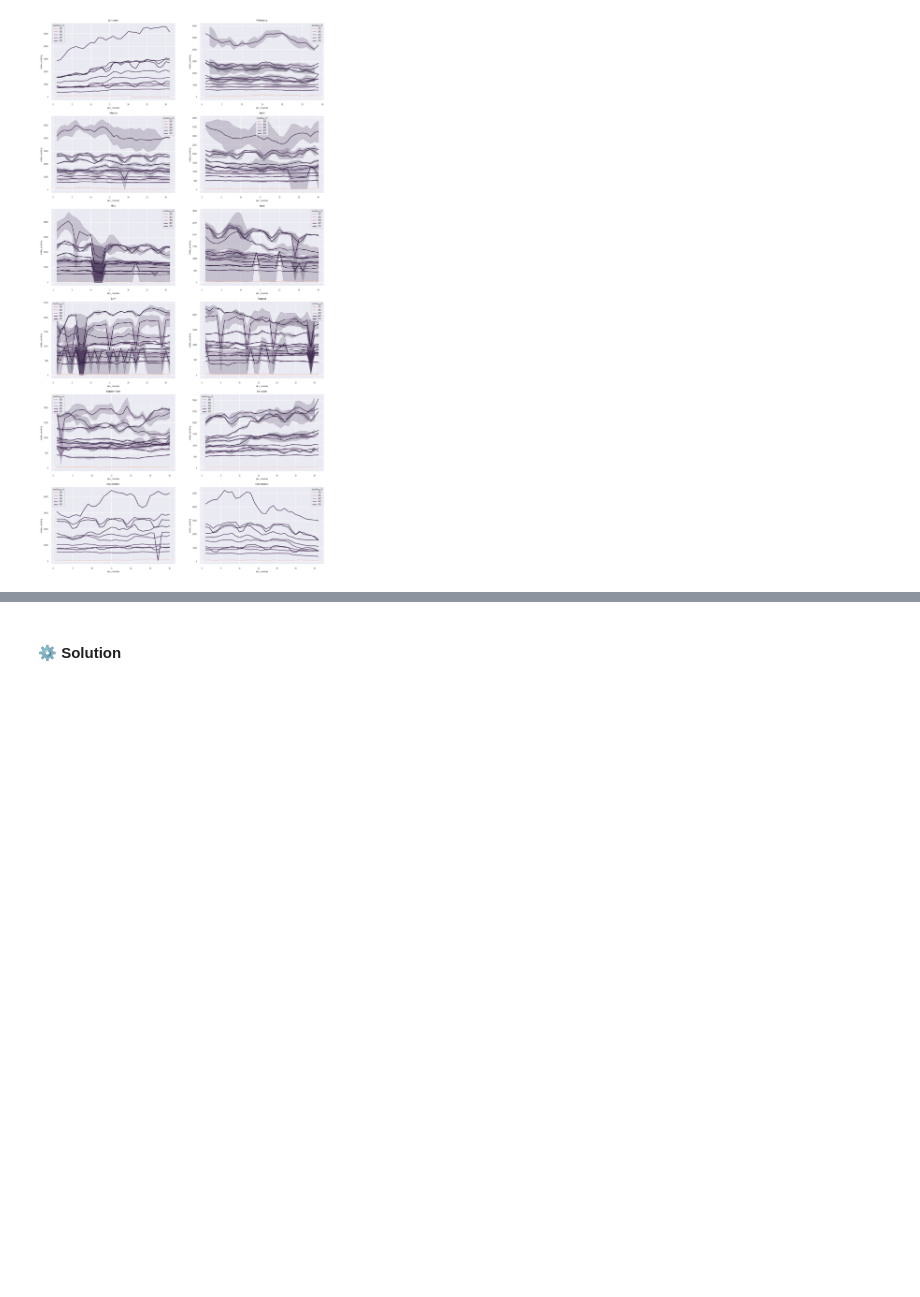
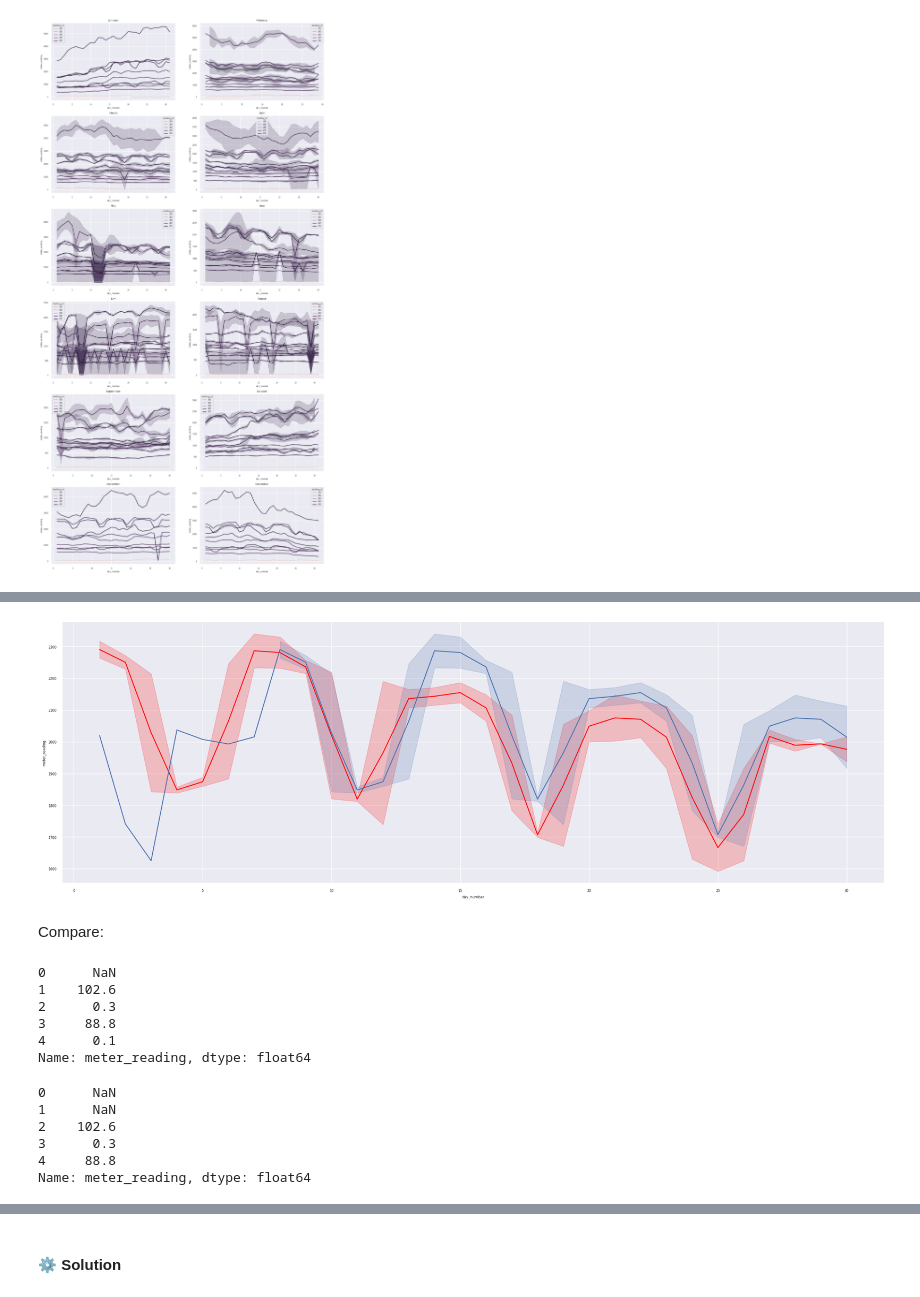
Before and after one commit to STASYA00/IAAC2024_tutorials, a Jupyter notebook: notebooks/06_time_series.ipynb, the cells around one changed output, grey strips where cells are left out. Saved outputs shown, nothing was run; the diff lists cells and outputs as text; code cells hidden in the pictures; blank space fills up the shorter version.

```diff
--- a/notebooks/06_time_series.ipynb
+++ b/notebooks/06_time_series.ipynb
@@ -122,0 +191,30 @@ print(scores)
+# %%
+# shifting the line with 1 week
+BID = 473
+ax = sns.lineplot(x=full_df["day_number"].loc[full_df["sub_primaryspaceusage"]==7].loc[full_df["meter"]==0].loc[full_df["month"]==6].loc[full_df["building_id"]==BID],
+                y=Y_train.shift(0).loc[full_df["sub_primaryspaceusage"]==7].loc[full_df["meter"]==0].loc[full_df["month"]==6].loc[full_df["building_id"]==BID], color=(1,0,0))
+
+_ = sns.lineplot(x=full_df["day_number"].loc[full_df["sub_primaryspaceusage"]==7].loc[full_df["meter"]==0].loc[full_df["month"]==6].loc[full_df["building_id"]==BID],
+             y=Y_train.loc[full_df["sub_primaryspaceusage"]==7].loc[full_df["meter"]==0].loc[full_df["month"]==6].loc[full_df["building_id"]==BID].shift(7), ax=ax)
+# %% [output]
+[figure, added]
+# %% [markdown]
+Compare:
+# %%
+print(Y_train.shift(1).head() )
+# %% [output]
+0      NaN
+1    102.6
+2      0.3
+3     88.8
+4      0.1
+Name: meter_reading, dtype: float64
+# %%
+print(Y_train.shift(2).head())
+# %% [output]
+0      NaN
+1      NaN
+2    102.6
+3      0.3
+4     88.8
+Name: meter_reading, dtype: float64
```
Also changed, not shown: parts of 104 cells of this notebook, 2 other files.
